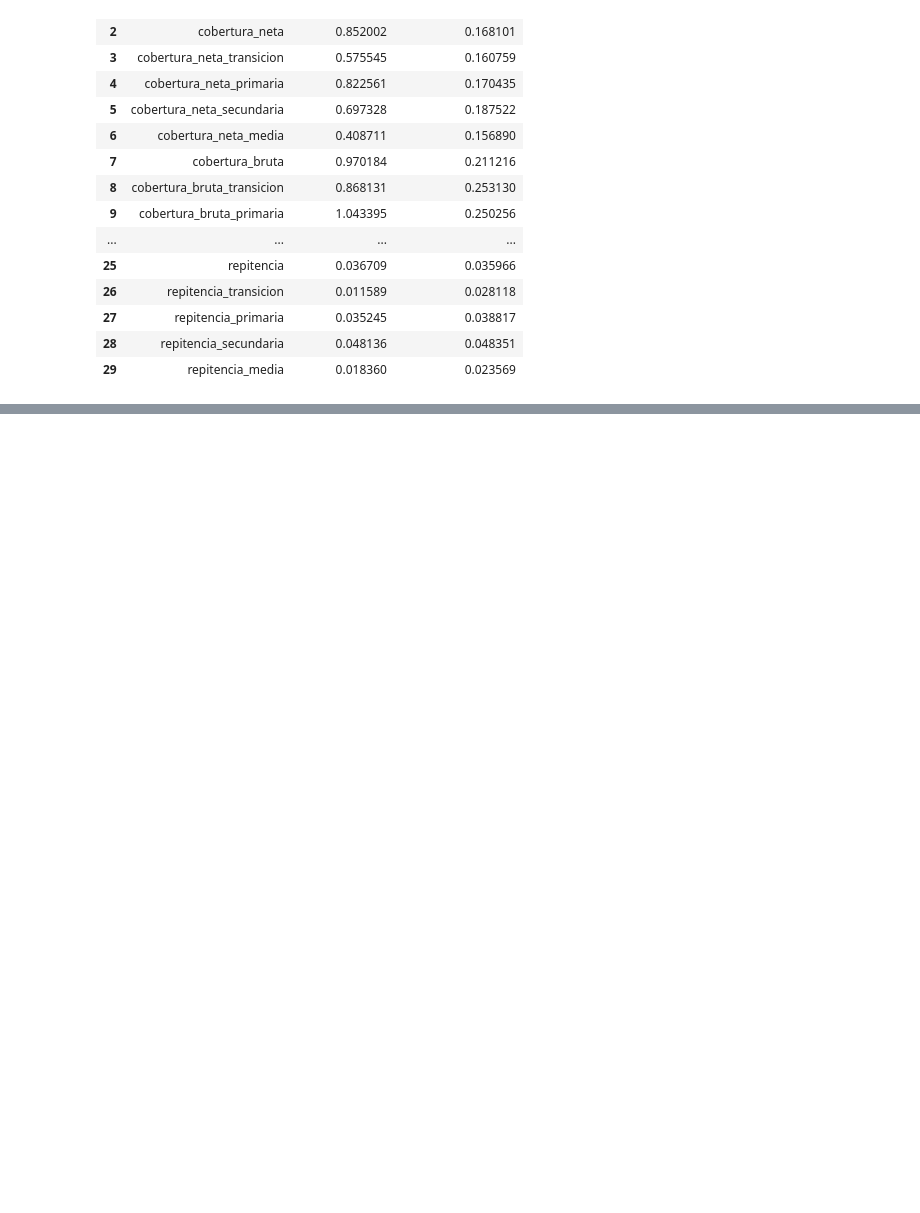
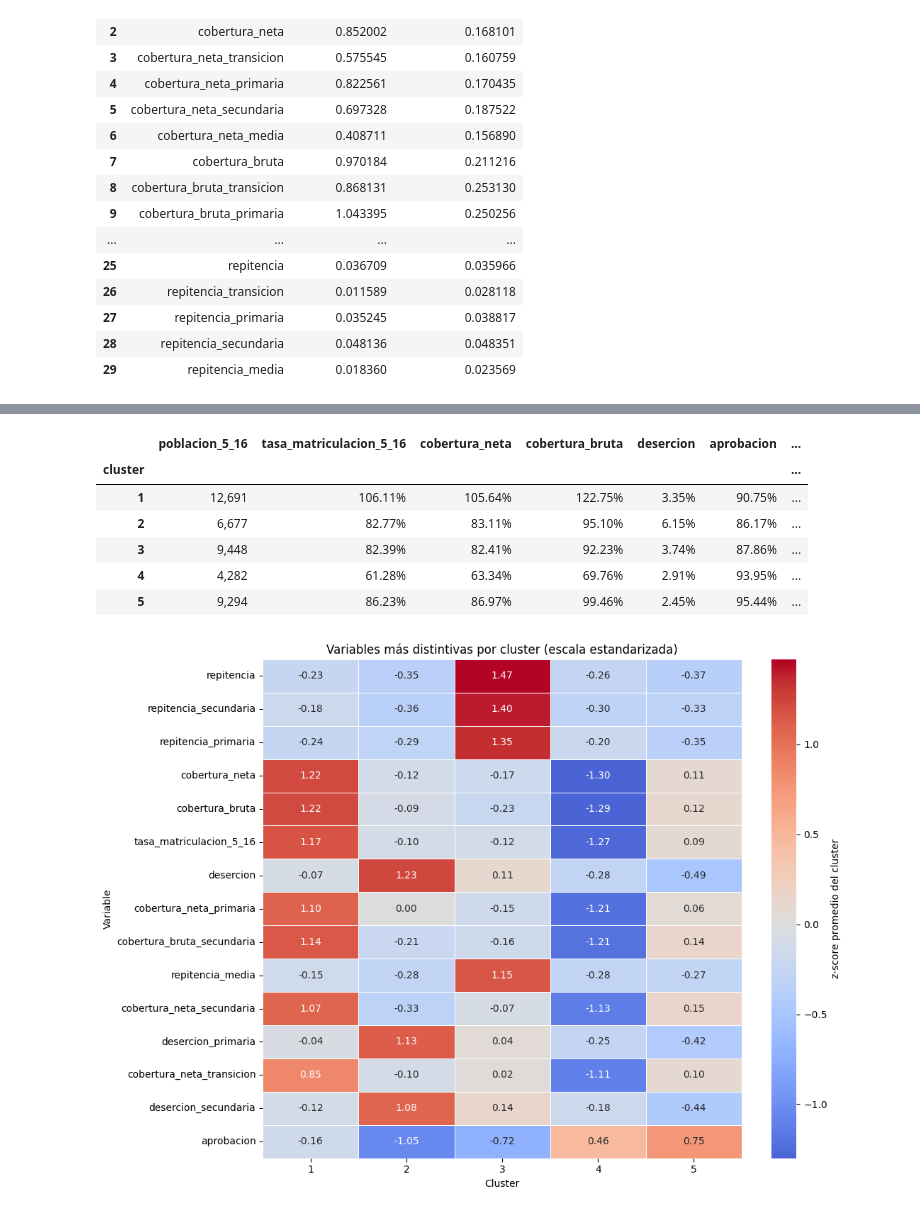
Before and after one commit to Locotin/data-mining, a Jupyter notebook: Proyecto/Entrega-3.ipynb, the cells around one changed output, grey strips where cells are left out. Drawn from its saved outputs; the diff is of its cells as text; code cells hidden in the pictures; blank space fills up the shorter version.

```diff
--- a/Proyecto/Entrega-3.ipynb
+++ b/Proyecto/Entrega-3.ipynb
@@ -2175,0 +2302,65 @@ En esta evaluación, `SSW` permite revisar el punto de codo, `SSB` ayuda a obser
+# %%
+# Perfil estadístico de los clusters en escala original y estandarizada
+variables_resumen_principal = [
+    "poblacion_5_16",
+    "tasa_matriculacion_5_16",
+    "cobertura_neta",
+    "cobertura_bruta",
+    "desercion",
+    "aprobacion",
+    "reprobacion",
+    "repitencia",
+]
+
+cluster_profile_principal_df = cluster_profile_original_df[variables_resumen_principal].copy()
+display(
+    cluster_profile_principal_df.style.format(
+        {
+            "poblacion_5_16": "{:,.0f}",
+            "tasa_matriculacion_5_16": "{:.2%}",
+            "cobertura_neta": "{:.2%}",
+            "cobertura_bruta": "{:.2%}",
+            "desercion": "{:.2%}",
+            "aprobacion": "{:.2%}",
+            "reprobacion": "{:.2%}",
+            "repitencia": "{:.2%}",
+        }
+    )
+)
+
+variables_educativas_cluster = [
+    col for col in cluster_profile_z_df.columns if col != "poblacion_5_16"
+]
+variables_heatmap = (
+    cluster_profile_z_df[variables_educativas_cluster]
+    .abs()
+    .max(axis=0)
+    .sort_values(ascending=False)
+    .head(15)
+    .index.tolist()
+)
+
+plt.figure(figsize=(11, 8))
+sns.heatmap(
+    cluster_profile_z_df.loc[:, variables_heatmap].T,
+    cmap="coolwarm",
+    center=0,
+    annot=True,
+    fmt=".2f",
+    linewidths=0.5,
+    cbar_kws={"label": "z-score promedio del cluster"},
+)
+plt.title("Variables más distintivas por cluster (escala estandarizada)")
+plt.xlabel("Cluster")
+plt.ylabel("Variable")
+plt.tight_layout()
+plt.show()
+# %% [output]
+|  | poblacion_5_16 | tasa_matriculacion_5_16 | cobertura_neta | cobertura_bruta | desercion | aprobacion | ... |
+| cluster |  |  |  |  |  |  | ... |
+| 1 | 12,691 | 106.11% | 105.64% | 122.75% | 3.35% | 90.75% | ... |
+| 2 | 6,677 | 82.77% | 83.11% | 95.10% | 6.15% | 86.17% | ... |
+| 3 | 9,448 | 82.39% | 82.41% | 92.23% | 3.74% | 87.86% | ... |
+| 4 | 4,282 | 61.28% | 63.34% | 69.76% | 2.91% | 93.95% | ... |
+| 5 | 9,294 | 86.23% | 86.97% | 99.46% | 2.45% | 95.44% | ... |
+[figure, added]
```
Also changed, not shown: parts of 20 cells of this notebook.
